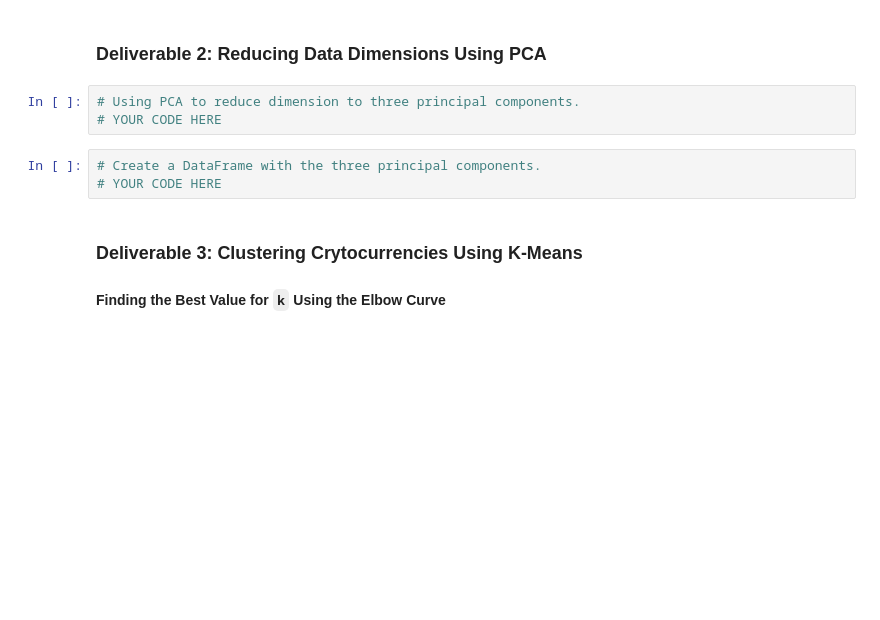
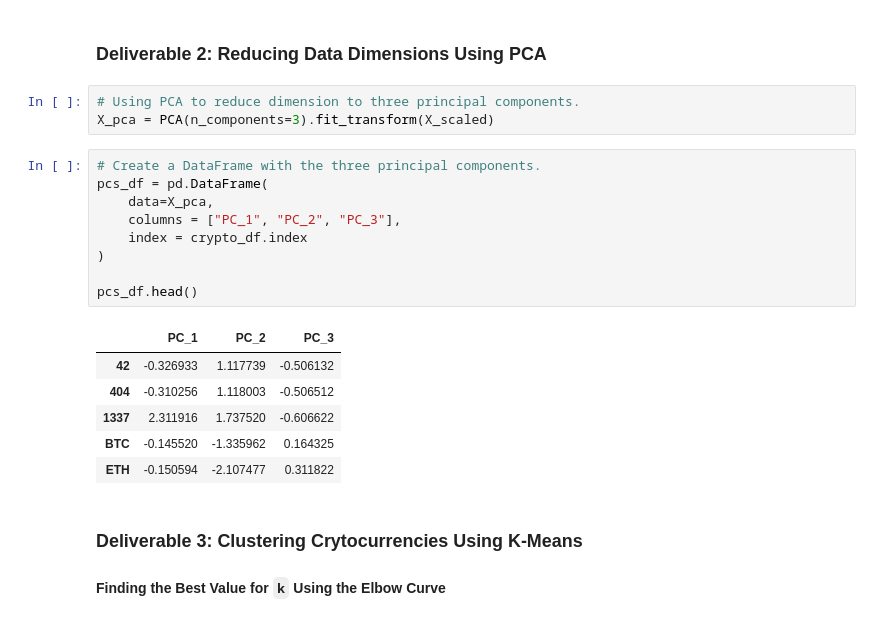
Before and after one commit to rgoldsberry/cryptocurrencies, a Jupyter notebook: crypto_clustering.ipynb, the cells around one changed output. Cells and saved outputs as stored; diff of their text form; blank space fills up the shorter version.

```diff
--- a/crypto_clustering.ipynb
+++ b/crypto_clustering.ipynb
@@ -174,10 +175,23 @@ array([[-0.11710817, -0.1528703 , -0.0433963 , ..., -0.0433963 ,
 ### Deliverable 2: Reducing Data Dimensions Using PCA
 # %%
 # Using PCA to reduce dimension to three principal components.
-# YOUR CODE HERE
+X_pca = PCA(n_components=3).fit_transform(X_scaled)
 # %%
 # Create a DataFrame with the three principal components.
-# YOUR CODE HERE
+pcs_df = pd.DataFrame(
+    data=X_pca,
+    columns = ["PC_1", "PC_2", "PC_3"],
+    index = crypto_df.index
+)
+
+pcs_df.head()
+# %% [output]
+|  | PC_1 | PC_2 | PC_3 |
+| 42 | -0.326933 | 1.117739 | -0.506132 |
+| 404 | -0.310256 | 1.118003 | -0.506512 |
+| 1337 | 2.311916 | 1.737520 | -0.606622 |
+| BTC | -0.145520 | -1.335962 | 0.164325 |
+| ETH | -0.150594 | -2.107477 | 0.311822 |
 # %% [markdown]
 ### Deliverable 3: Clustering Crytocurrencies Using K-Means
 
```
Also changed, not shown: parts of 1 cell of this notebook.
